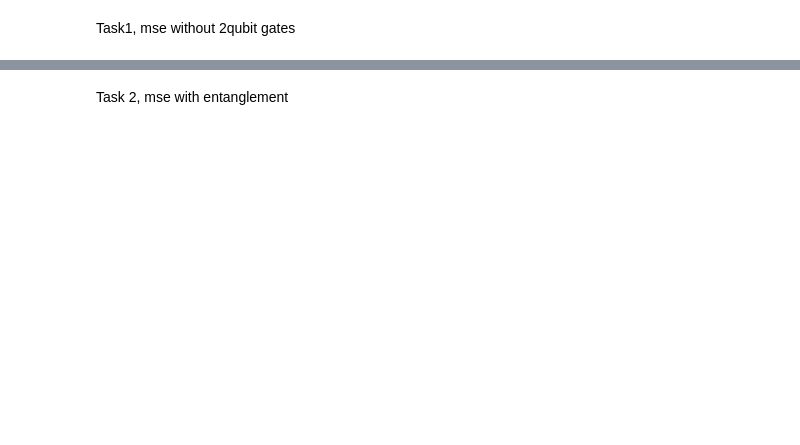
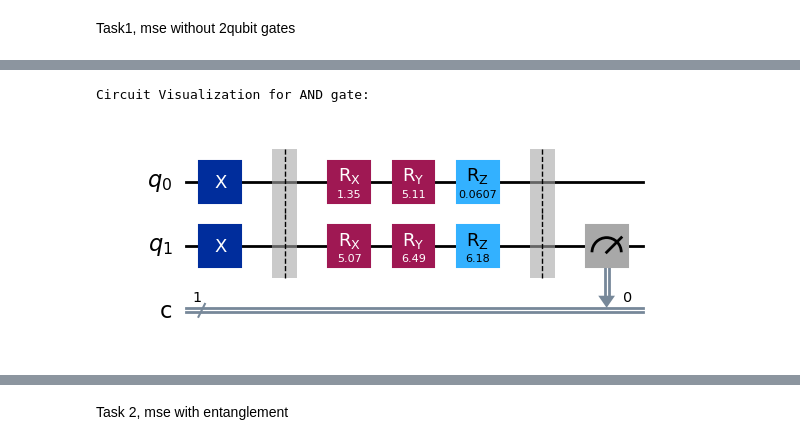
Before and after one commit to FyodorAmanov1/SKKUQ, a Jupyter notebook: main.ipynb, the cells around one changed output, grey strips where cells are left out. Saved outputs shown, nothing was run; the diff lists cells and outputs as text; code cells hidden in the pictures; blank space fills up the shorter version.

Commit message:
Draw circuits

```diff
--- a/main.ipynb
+++ b/main.ipynb
@@ -163,0 +162,9 @@ Results for AND:
+# %%
+# visualize the circuit here
+print("Circuit Visualization for AND gate:\n")
+qc_and = create_circuit(params_and, '11')
+
+qc_and.draw(output='mpl')
+# %% [output]
+Circuit Visualization for AND gate:
+[figure, added]
```
Also changed, not shown: parts of 14 cells of this notebook.
